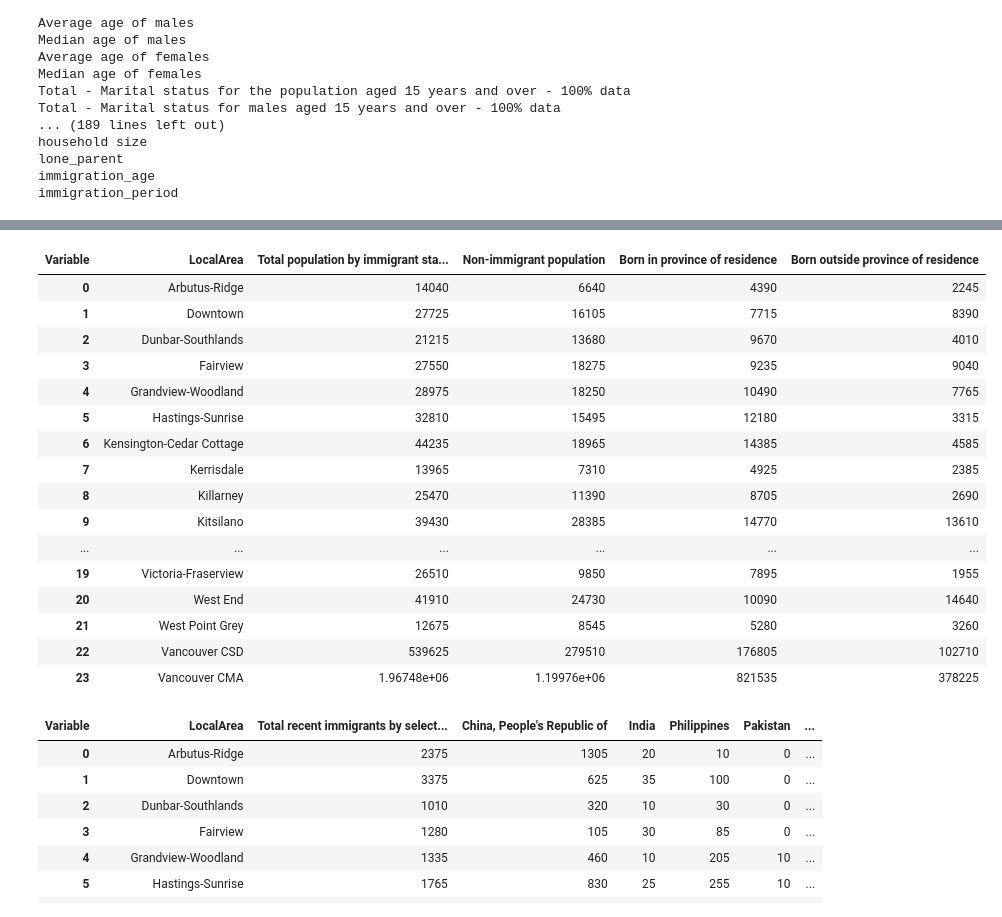
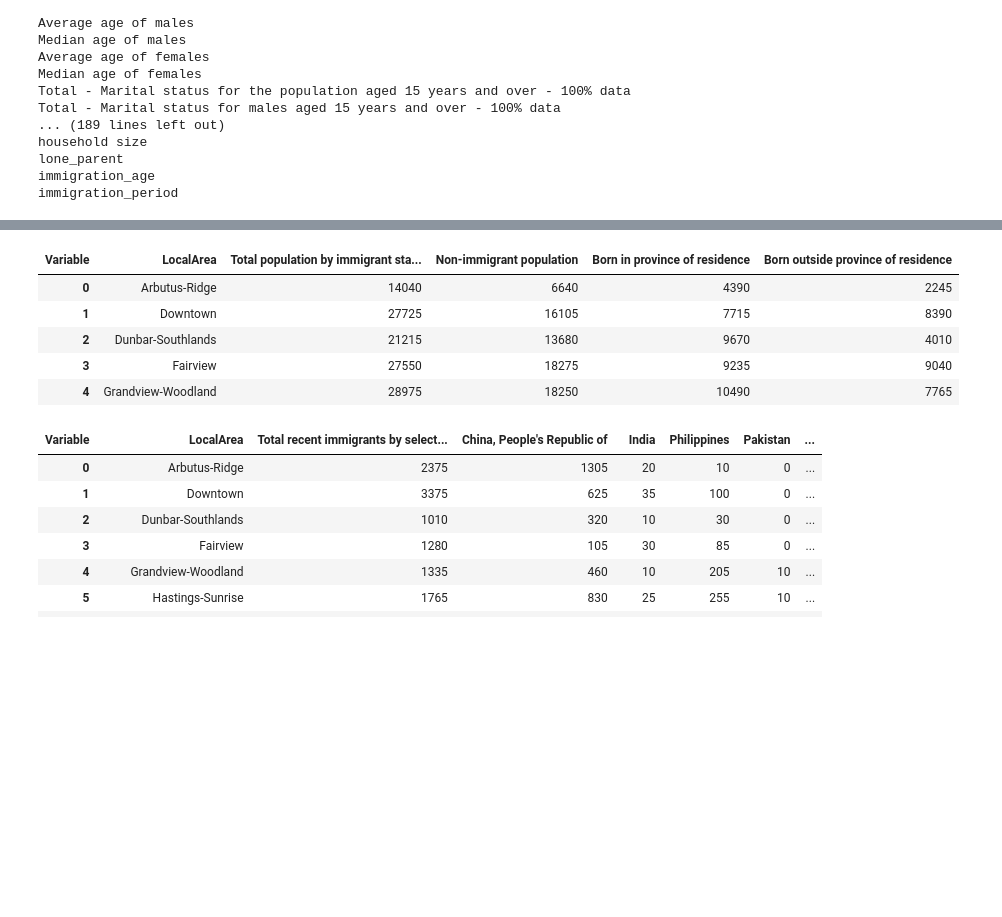
Before and after one commit to aakanksha023/EVAN, a Jupyter notebook: src/02_clean_wrangle/clean_census_data.ipynb, the cells around one changed output, grey strips where cells are left out. Saved outputs shown, nothing was run; the diff lists cells and outputs as text; code cells hidden in the pictures; blank space fills up the shorter version.

```diff
--- a/src/02_clean_wrangle/clean_census_data.ipynb
+++ b/src/02_clean_wrangle/clean_census_data.ipynb
@@ -1310,23 +1341,12 @@ df_2006['structual dwelling type']
 # %%
-df_2001['Total population by immigrant status and place of birth']
+df_2001['Total population by immigrant status and place of birth'].head()
 # %% [output]
 | Variable | LocalArea | Total population by immigrant sta... | Non-immigrant population | Born in province of residence | Born outside province of residence |
 | 0 | Arbutus-Ridge | 14040 | 6640 | 4390 | 2245 |
 | 1 | Downtown | 27725 | 16105 | 7715 | 8390 |
 | 2 | Dunbar-Southlands | 21215 | 13680 | 9670 | 4010 |
 | 3 | Fairview | 27550 | 18275 | 9235 | 9040 |
 | 4 | Grandview-Woodland | 28975 | 18250 | 10490 | 7765 |
-| 5 | Hastings-Sunrise | 32810 | 15495 | 12180 | 3315 |
-| 6 | Kensington-Cedar Cottage | 44235 | 18965 | 14385 | 4585 |
-| 7 | Kerrisdale | 13965 | 7310 | 4925 | 2385 |
-| 8 | Killarney | 25470 | 11390 | 8705 | 2690 |
-| 9 | Kitsilano | 39430 | 28385 | 14770 | 13610 |
-| ... | ... | ... | ... | ... | ... |
-| 19 | Victoria-Fraserview | 26510 | 9850 | 7895 | 1955 |
-| 20 | West End | 41910 | 24730 | 10090 | 14640 |
-| 21 | West Point Grey | 12675 | 8545 | 5280 | 3260 |
-| 22 | Vancouver CSD | 539625 | 279510 | 176805 | 102710 |
-| 23 | Vancouver CMA | 1.96748e+06 | 1.19976e+06 | 821535 | 378225 |
 # %%
 df_2006['Total recent immigrants by selected places of birth']
 # %% [output]
```
Also changed, not shown: parts of 24 cells of this notebook.
